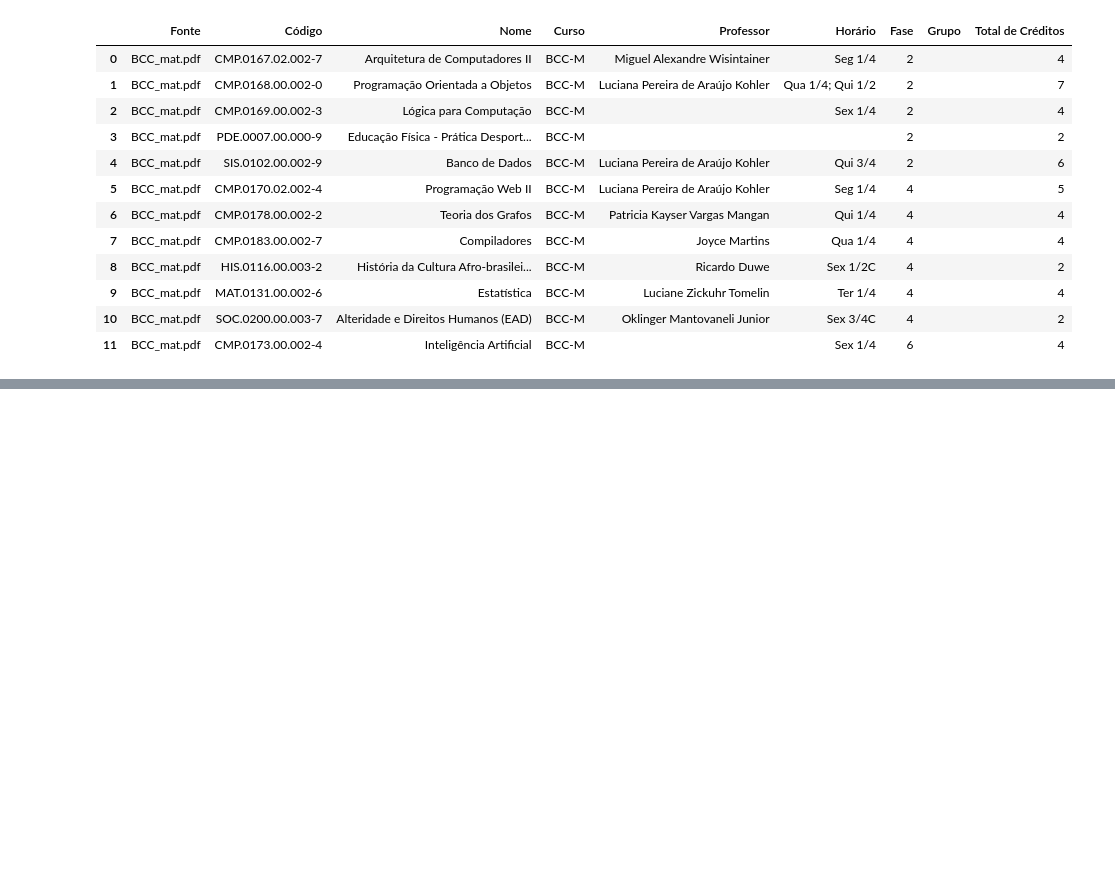
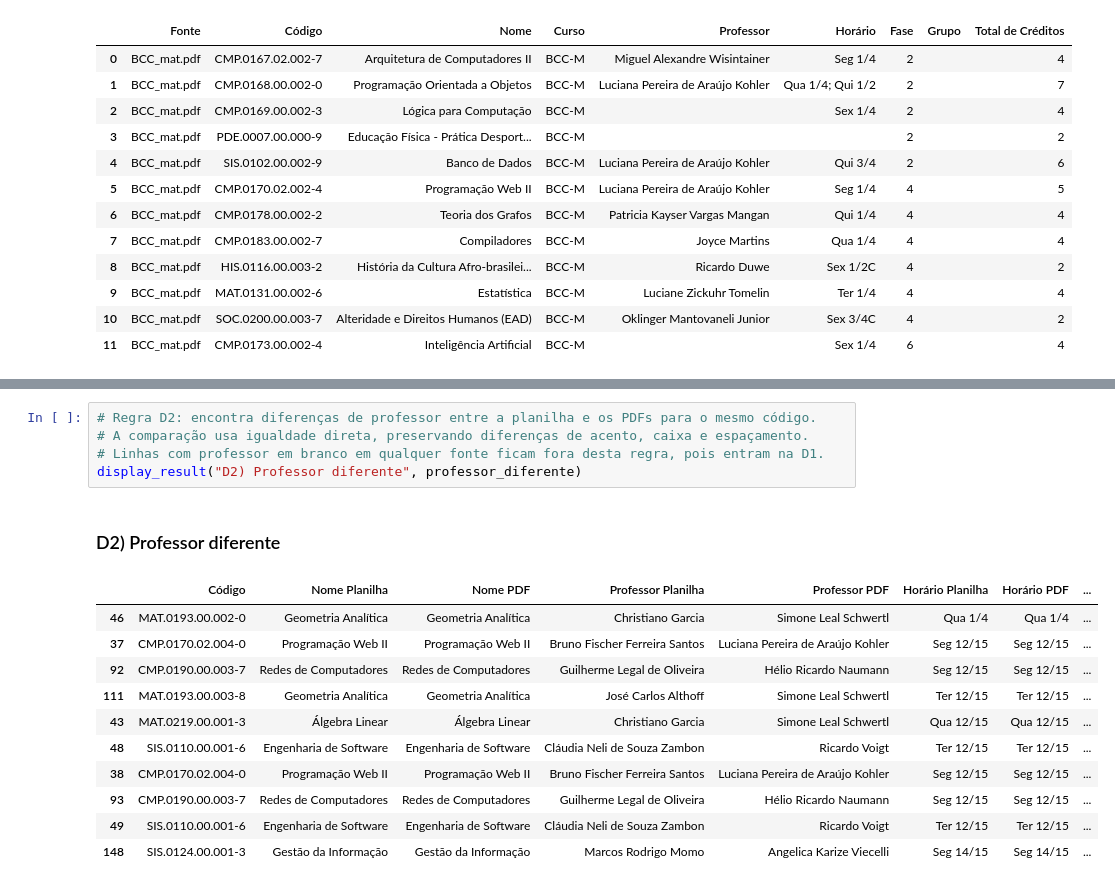
Before and after one commit to DSCFURB/dsc, a Jupyter notebook: ___Python/main.ipynb, the cells around one changed output, grey strips where cells are left out. Saved outputs shown, nothing was run; the diff lists cells and outputs as text; blank space fills up the shorter version.

```diff
--- a/___Python/main.ipynb
+++ b/___Python/main.ipynb
@@ -1451,0 +1213,18 @@ Nenhuma inconsistência encontrada.
+# %%
+# Regra D2: encontra diferenças de professor entre a planilha e os PDFs para o mesmo código.
+# A comparação usa igualdade direta, preservando diferenças de acento, caixa e espaçamento.
+# Linhas com professor em branco em qualquer fonte ficam fora desta regra, pois entram na D1.
+display_result("D2) Professor diferente", professor_diferente)
+# %% [output]
+### D2) Professor diferente
+|  | Código | Nome Planilha | Nome PDF | Professor Planilha | Professor PDF | Horário Planilha | Horário PDF | ... |
+| 46 | MAT.0193.00.002-0 | Geometria Analítica | Geometria Analítica | Christiano Garcia | Simone Leal Schwertl | Qua 1/4 | Qua 1/4 | ... |
+| 37 | CMP.0170.02.004-0 | Programação Web II | Programação Web II | Bruno Fischer Ferreira Santos | Luciana Pereira de Araújo Kohler | Seg 12/15 | Seg 12/15 | ... |
+| 92 | CMP.0190.00.003-7 | Redes de Computadores | Redes de Computadores | Guilherme Legal de Oliveira | Hélio Ricardo Naumann | Seg 12/15 | Seg 12/15 | ... |
+| 111 | MAT.0193.00.003-8 | Geometria Analítica | Geometria Analítica | José Carlos Althoff | Simone Leal Schwertl | Ter 12/15 | Ter 12/15 | ... |
+| 43 | MAT.0219.00.001-3 | Álgebra Linear | Álgebra Linear | Christiano Garcia | Simone Leal Schwertl | Qua 12/15 | Qua 12/15 | ... |
+| 48 | SIS.0110.00.001-6 | Engenharia de Software | Engenharia de Software | Cláudia Neli de Souza Zambon | Ricardo Voigt | Ter 12/15 | Ter 12/15 | ... |
+| 38 | CMP.0170.02.004-0 | Programação Web II | Programação Web II | Bruno Fischer Ferreira Santos | Luciana Pereira de Araújo Kohler | Seg 12/15 | Seg 12/15 | ... |
+| 93 | CMP.0190.00.003-7 | Redes de Computadores | Redes de Computadores | Guilherme Legal de Oliveira | Hélio Ricardo Naumann | Seg 12/15 | Seg 12/15 | ... |
+| 49 | SIS.0110.00.001-6 | Engenharia de Software | Engenharia de Software | Cláudia Neli de Souza Zambon | Ricardo Voigt | Ter 12/15 | Ter 12/15 | ... |
+| 148 | SIS.0124.00.001-3 | Gestão da Informação | Gestão da Informação | Marcos Rodrigo Momo | Angelica Karize Viecelli | Seg 14/15 | Seg 14/15 | ... |
```
Also changed, not shown: parts of 43 cells of this notebook.
